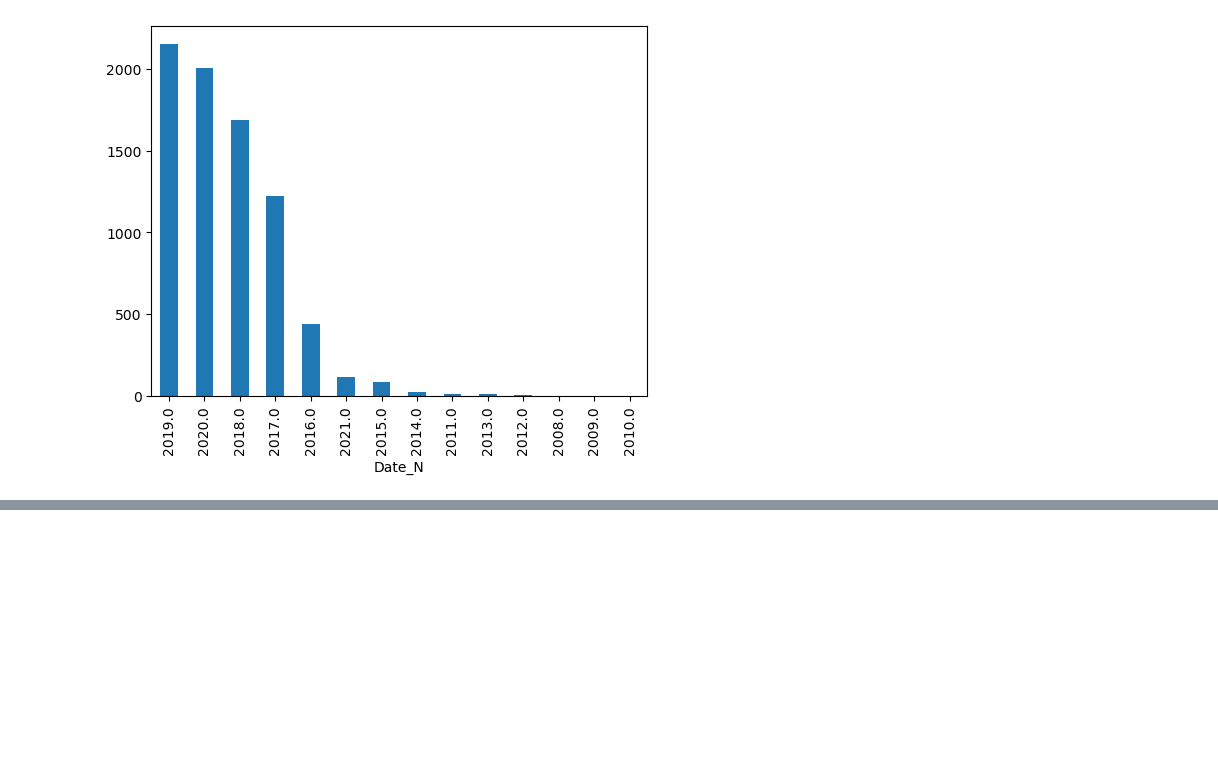
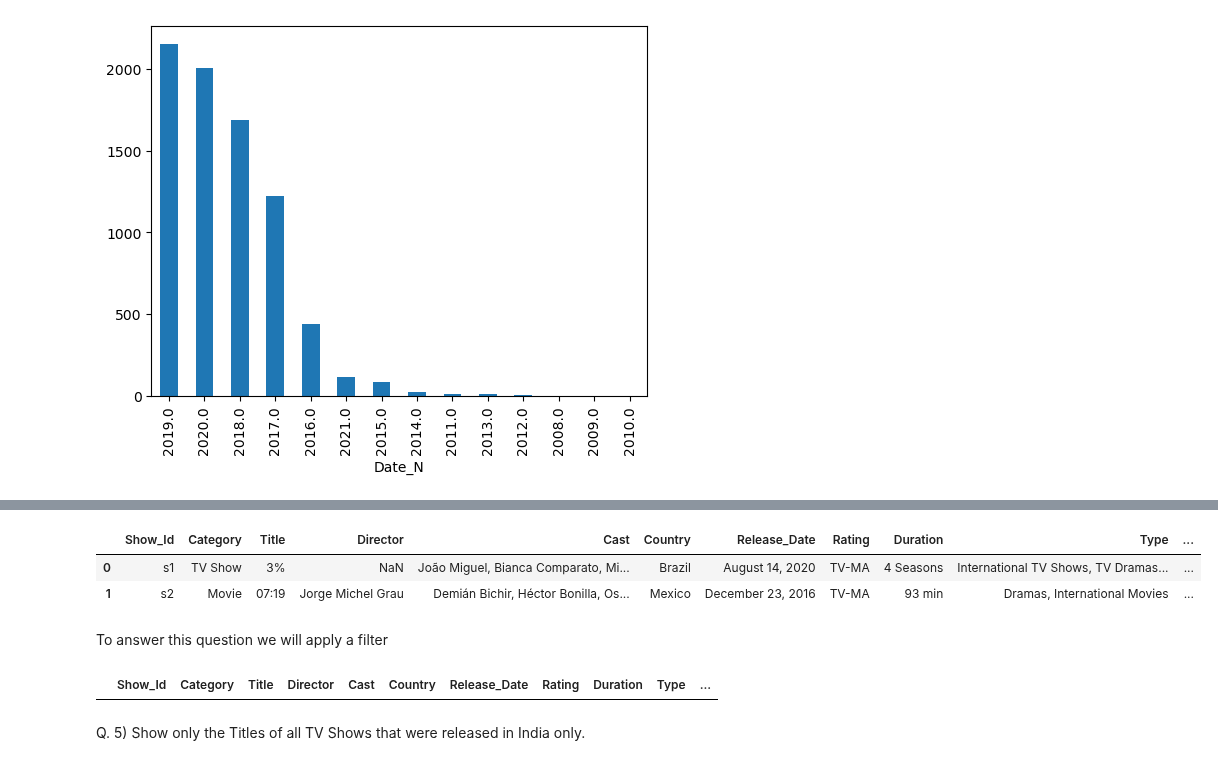
Before and after one commit to Lenmbugua/Analytics-Practice-Datasets, a Jupyter notebook: Netflix Dataset Project.ipynb, the cells around one changed output, grey strips where cells are left out. Cells and saved outputs as stored; diff of their text form; code cells hidden in the pictures; blank space fills up the shorter version.

```diff
--- a/Netflix Dataset Project.ipynb
+++ b/Netflix Dataset Project.ipynb
@@ -249,0 +284,14 @@ df['Date_N'].dt.year.value_counts().plot(kind='bar')
+# %%
+df.head(2)                 # check if the column year has been created
+# %% [output]
+|  | Show_Id | Category | Title | Director | Cast | Country | Release_Date | Rating | Duration | Type | ... |
+| 0 | s1 | TV Show | 3% | NaN | João Miguel, Bianca Comparato, Mi... | Brazil | August 14, 2020 | TV-MA | 4 Seasons | International TV Shows, TV Dramas... | ... |
+| 1 | s2 | Movie | 07:19 | Jorge Michel Grau | Demián Bichir, Héctor Bonilla, Os... | Mexico | December 23, 2016 | TV-MA | 93 min | Dramas, International Movies | ... |
+# %% [markdown]
+To answer this question we will apply a filter
+# %%
+df[(df['Category'] == 'Movie') & (df ['Year'] == 2000)]  # The movie is in Category column we refer to it and for the year 2000 we refer to Year column.
+# %% [output]
+|  | Show_Id | Category | Title | Director | Cast | Country | Release_Date | Rating | Duration | Type | ... |
+# %% [markdown]
+Q. 5) Show only the Titles of all TV Shows that were released in India only.
```
Also changed, not shown: parts of 11 cells of this notebook.
